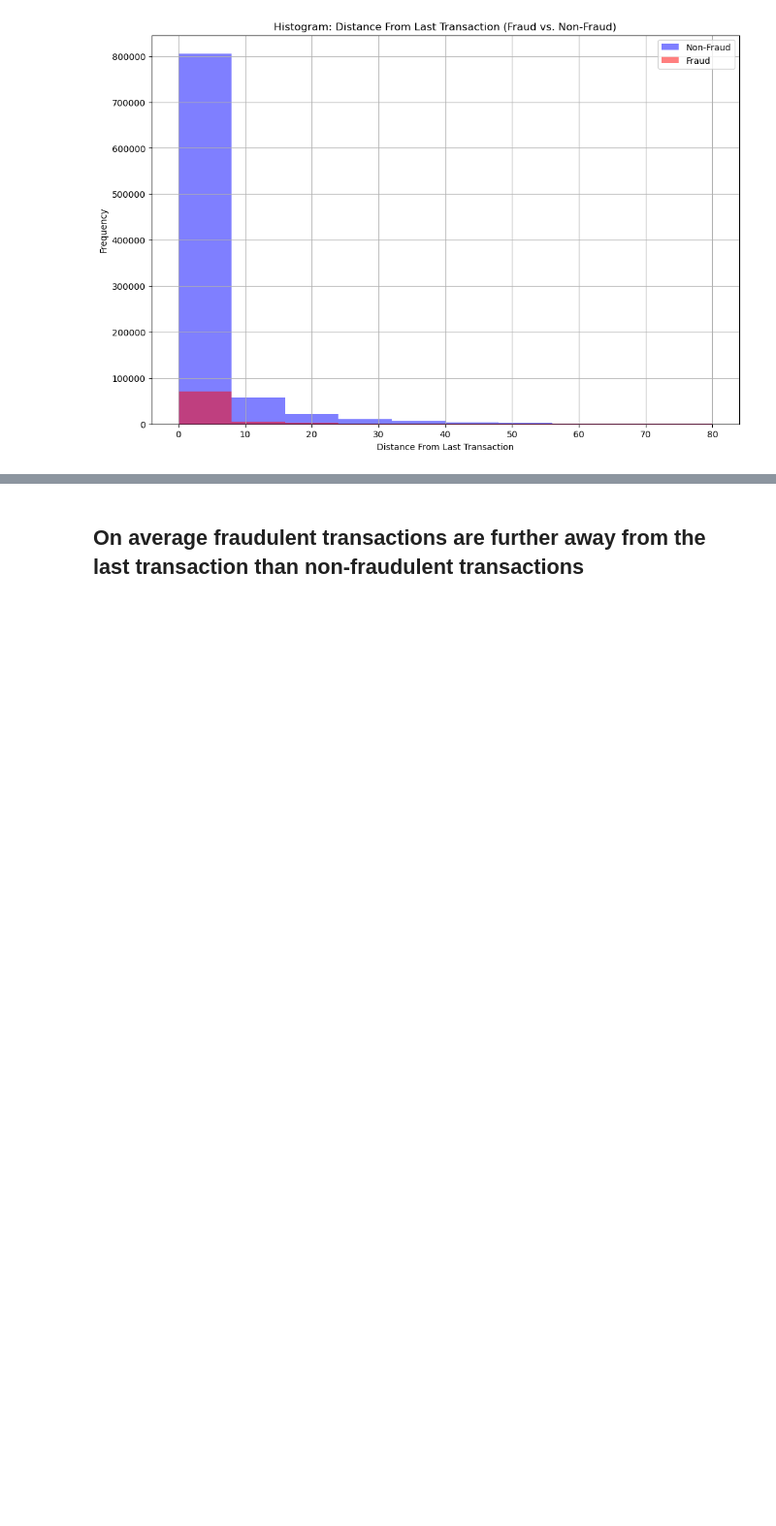
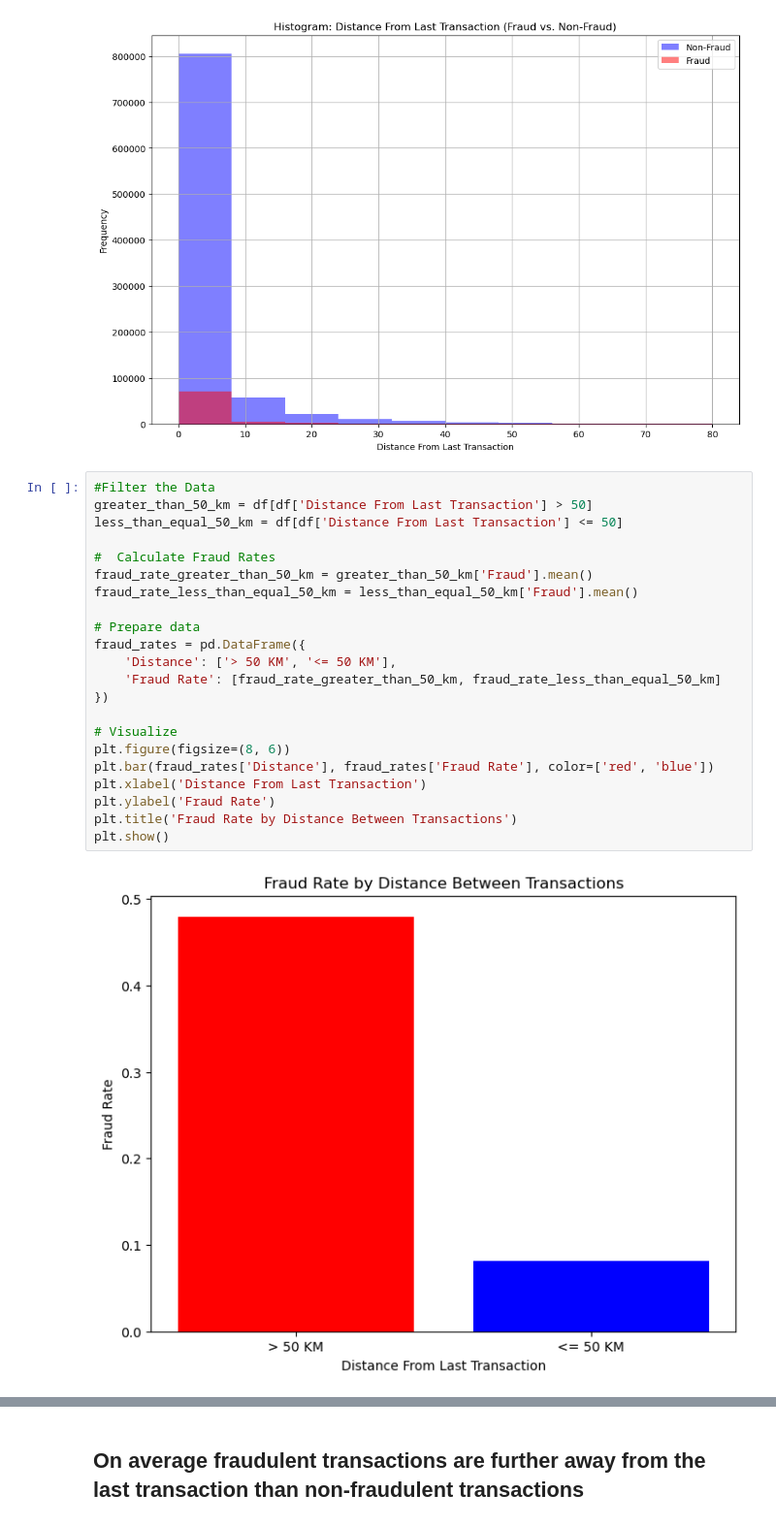
Before and after one commit to killerpennywise/project-1, a Jupyter notebook: main/distance_data.ipynb, the cells around one changed output, grey strips where cells are left out. Shown at 97% size. Cells and saved outputs as stored; diff of their text form; blank space fills up the shorter version.

```diff
--- a/main/distance_data.ipynb
+++ b/main/distance_data.ipynb
@@ -88,3 +110,27 @@ plt.grid(True)
 plt.show()
 # %% [output]
 [figure]
+# %%
+#Filter the Data
+greater_than_50_km = df[df['Distance From Last Transaction'] > 50]
+less_than_equal_50_km = df[df['Distance From Last Transaction'] <= 50]
+
+#  Calculate Fraud Rates
+fraud_rate_greater_than_50_km = greater_than_50_km['Fraud'].mean()
+fraud_rate_less_than_equal_50_km = less_than_equal_50_km['Fraud'].mean()
+
+# Prepare data
+fraud_rates = pd.DataFrame({
+    'Distance': ['> 50 KM', '<= 50 KM'],
+    'Fraud Rate': [fraud_rate_greater_than_50_km, fraud_rate_less_than_equal_50_km]
+})
+
+# Visualize
+plt.figure(figsize=(8, 6))
+plt.bar(fraud_rates['Distance'], fraud_rates['Fraud Rate'], color=['red', 'blue'])
+plt.xlabel('Distance From Last Transaction')
+plt.ylabel('Fraud Rate')
+plt.title('Fraud Rate by Distance Between Transactions')
+plt.show()
+# %% [output]
+[figure, added]
```
Also changed, not shown: parts of 14 cells of this notebook.
